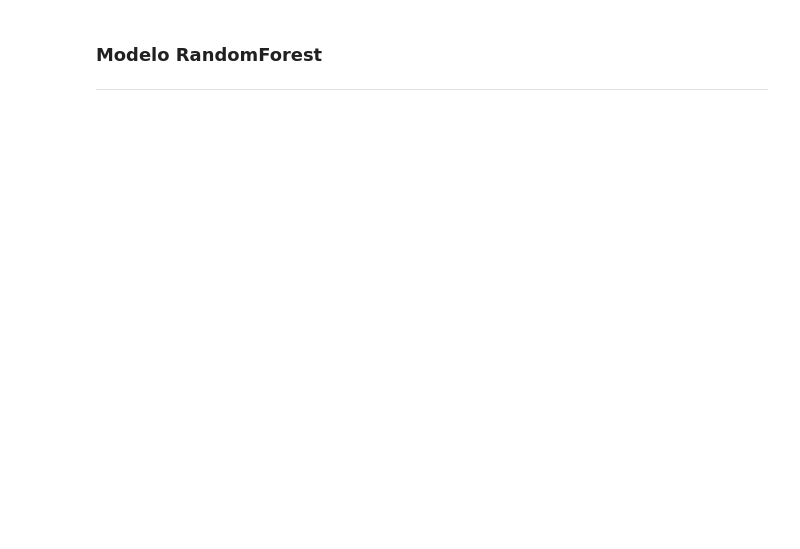
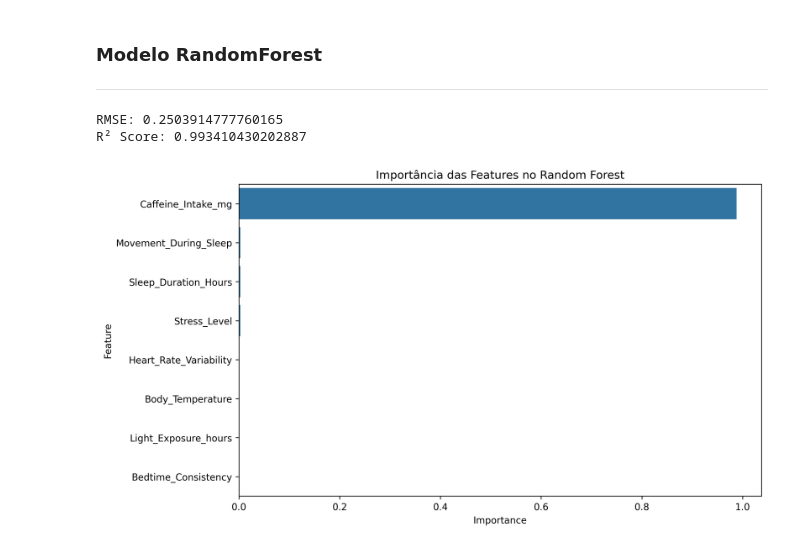
Before and after one commit to vitorAugusto2/m-tricas-sono-sa-de, a Jupyter notebook: main.ipynb, the cells around one changed output. Cells and saved outputs as stored; diff of their text form; code cells hidden in the pictures; blank space fills up the shorter version.

```diff
--- a/main.ipynb
+++ b/main.ipynb
@@ -174,3 +227,42 @@ Name: Sleep_Quality_Score, dtype: float64
 # %% [markdown]
 ### Modelo RandomForest
 ---
+# %%
+# Separar as variáveis independentes (X) da variável dependente (y)
+X = df.drop(columns=['Sleep_Quality_Score'])
+y = df['Sleep_Quality_Score']
+
+# Dividir o conjunto de dados em treino (80%) e teste (20%)
+X_train, X_test, y_train, y_test = train_test_split(X, y, test_size=0.2, random_state=42)
+
+# Inicializar o modelo Random Forest
+rf_model = RandomForestRegressor(n_estimators=100, random_state=42)
+
+# Treinar o modelo com o conjunto de treino
+rf_model.fit(X_train, y_train)
+
+# Fazer previsões no conjunto de teste
+y_pred = rf_model.predict(X_test)
+
+# Avaliar o desempenho do modelo
+mse = mean_squared_error(y_test, y_pred)
+rmse = np.sqrt(mse)
+r2 = r2_score(y_test, y_pred)
+
+print(f'RMSE: {rmse}')
+print(f'R² Score: {r2}')
+
+# Importância das Features
+feature_importances = rf_model.feature_importances_
+features = X.columns
+importance_df = pd.DataFrame({'Feature': features, 'Importance': feature_importances}).sort_values(by='Importance', ascending=False)
+
+# Plotar a importância das features
+plt.figure(figsize=(10, 6))
+sns.barplot(x='Importance', y='Feature', data=importance_df)
+plt.title('Importância das Features no Random Forest')
+plt.show()
+# %% [output]
+RMSE: 0.2503914777760165
+R² Score: 0.993410430202887
+[figure, added]
```
Also changed, not shown: parts of 14 cells of this notebook, 1 other file.
